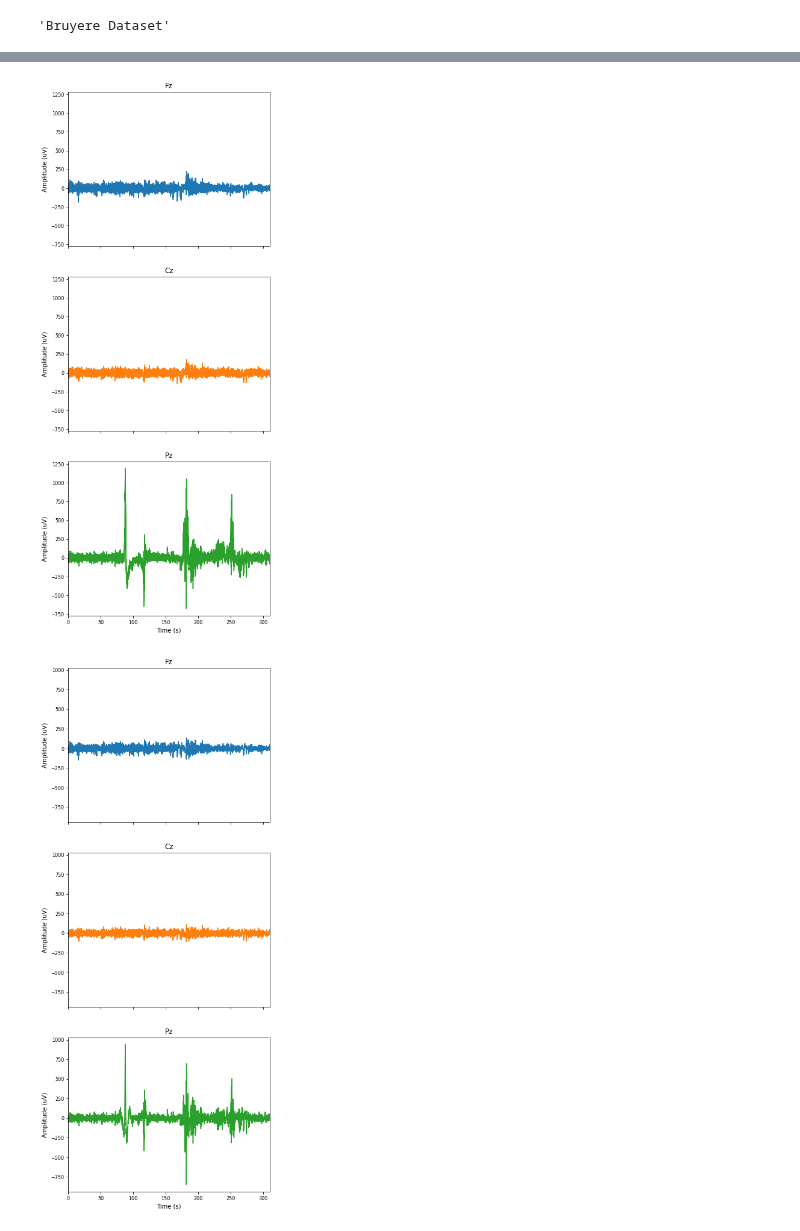
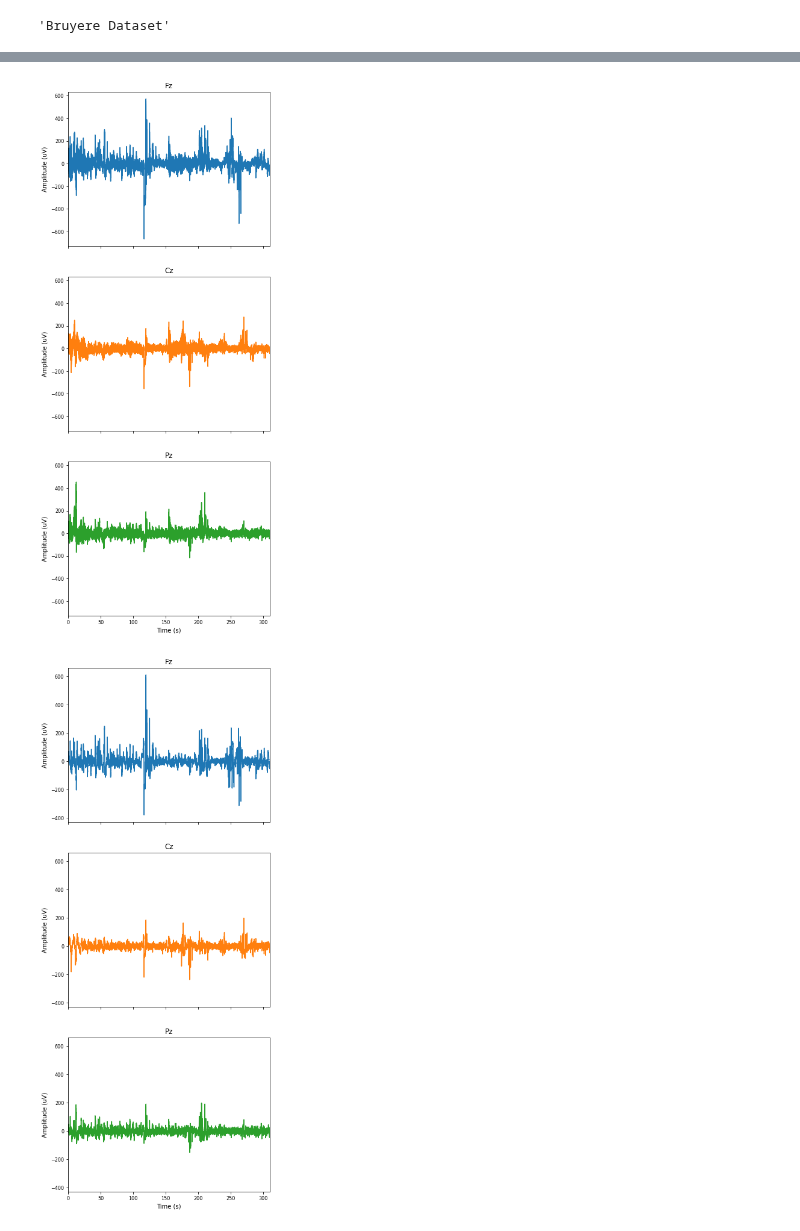
Before and after one commit to iggy96/Dementia-EEG-Analysis, a Jupyter notebook: pp_single_1.0.ipynb, the cells around one changed output, grey strips where cells are left out. Drawn from its saved outputs; the diff is of its cells as text; code cells hidden in the pictures.

```diff
--- a/pp_single_1.0.ipynb
+++ b/pp_single_1.0.ipynb
@@ -5,9 +5,10 @@ import params as cfg
 "Laurel Place Dataset"
 localPath = '/Users/joshuaighalo/Downloads/brainNet_datasets/laurel_place/cleaned_dataset'
 img_save_path = '/Users/joshuaighalo/Documents/BrainNet/Projects/Workspace/results/laurel place/images/single_averages/1.0'
-filename = '0006_2_05122019_1410'
+filename = '0002_1_12122019_1219'
 version = 1.0
 image_name = "Dementia Scan"
+cutoff = 5
 # %%
 "Bruyere Dataset"
 #version = 1.1
@@ -41,9 +42,9 @@ plots(time,adaptiveFilterOutput,titles=cfg.channelNames,figsize=cfg.figure_size,
 notchFilterOutput = filtering.notch(adaptiveFilterOutput,line,fs)
 plots(time,adaptiveFilterOutput,titles=cfg.channelNames,figsize=cfg.figure_size,pltclr=cfg.plot_color)
 # %% [output]
-[figure, old version]
+[figure, new version]
 # %%
-bandPassFilterOutput = filtering.butterBandPass(adaptiveFilterOutput,lowcut=cfg.highPass,highcut=cfg.lowPass,fs=cfg.fs)
+bandPassFilterOutput = filtering.butterBandPass(notchFilterOutput,lowcut=cfg.highPass,highcut=cfg.lowPass,fs=cfg.fs)
 plots(time,bandPassFilterOutput,titles=cfg.channelNames,figsize=cfg.figure_size,pltclr=cfg.plot_color)
 # %% [output]
-[figure, old version]
+[figure, new version]
```
Also changed, not shown: parts of 6 cells of this notebook.
